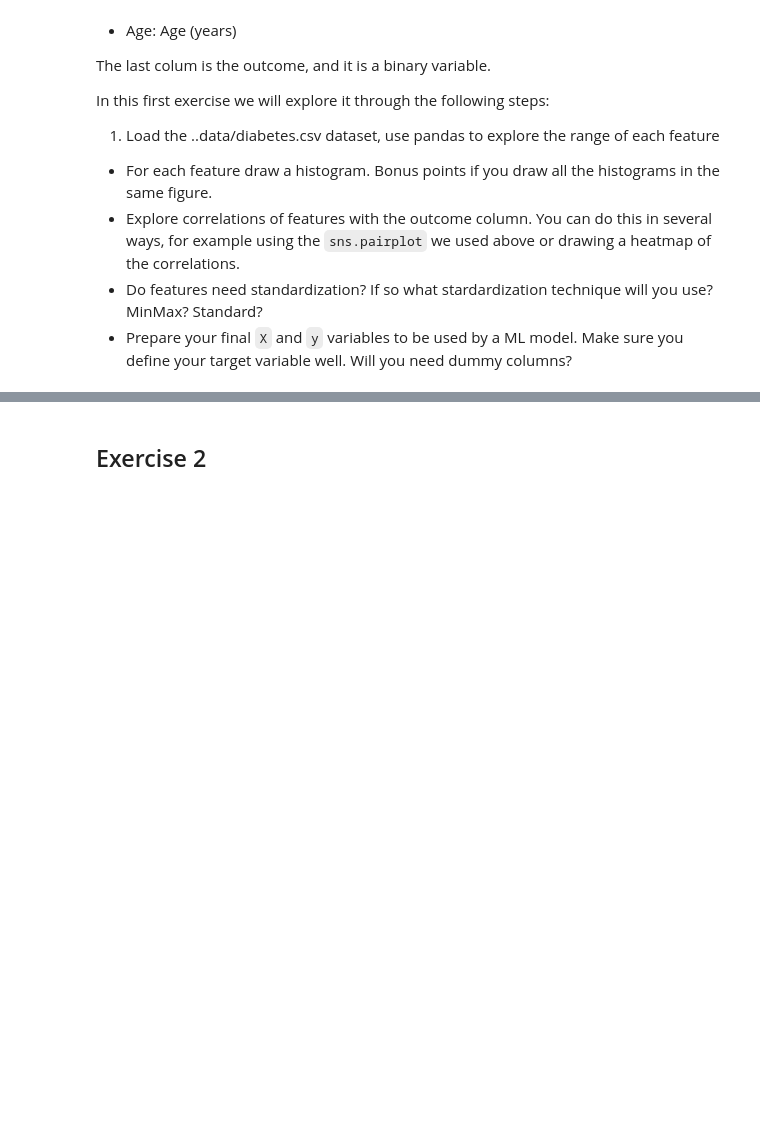
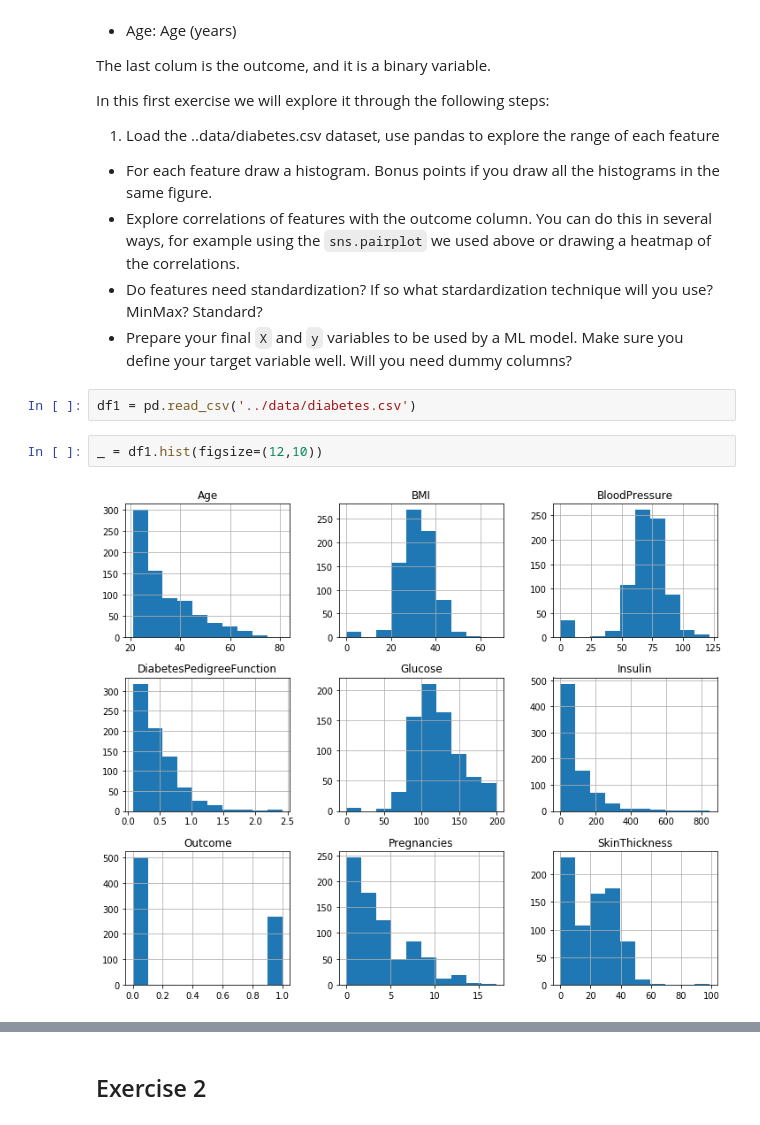
Before and after one commit to tetsu/zero-deep-learning, a Jupyter notebook: course/4 Deep Learning Intro.ipynb, the cells around one changed output, grey strips where cells are left out. Saved outputs shown, nothing was run; the diff lists cells and outputs as text; blank space fills up the shorter version.

```diff
--- a/course/4 Deep Learning Intro.ipynb
+++ b/course/4 Deep Learning Intro.ipynb
@@ -187,3 +263,9 @@ In this first exercise we will explore it through the following steps:
 - Explore correlations of features with the outcome column. You can do this in several ways, for example using the `sns.pairplot` we used above or drawing a heatmap of the correlations.
 - Do features need standardization? If so what stardardization technique will you use? MinMax? Standard?
 - Prepare your final `X` and `y` variables to be used by a ML model. Make sure you define your target variable well. Will you need dummy columns?
+# %%
+df1 = pd.read_csv('../data/diabetes.csv')
+# %%
+_ = df1.hist(figsize=(12,10))
+# %% [output]
+[figure, added]
```
Also changed, not shown: parts of 35 cells of this notebook.
